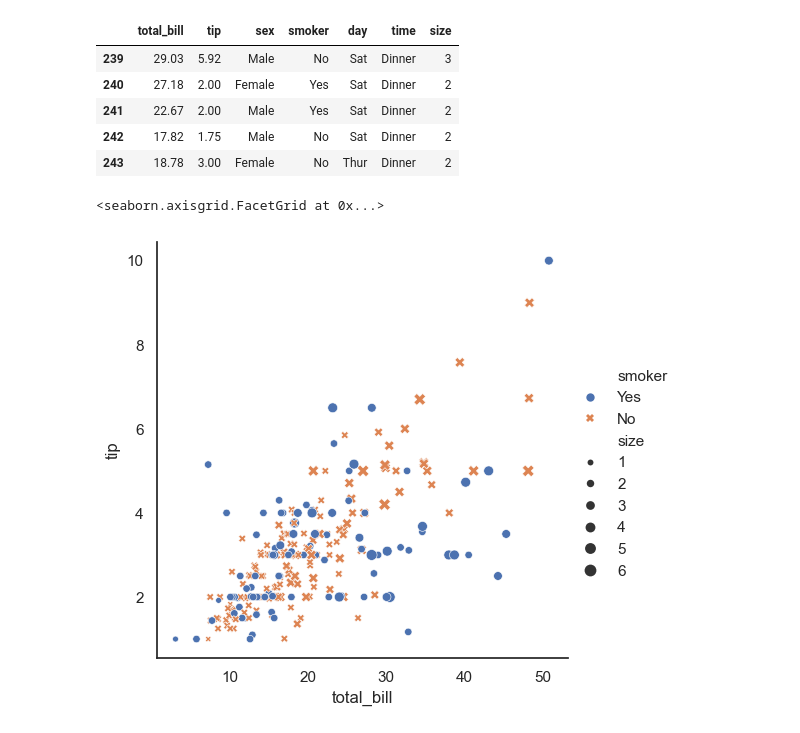
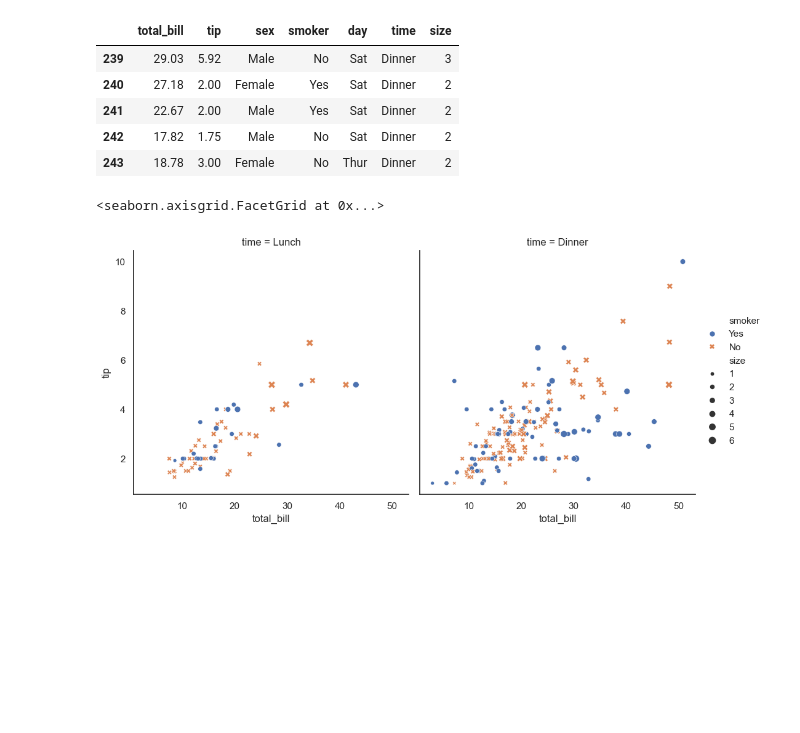
Before and after one commit to Ferdous-M/AI-ML, a Jupyter notebook: Data Visualization/seaborn.ipynb, the cells around one changed output. Saved outputs shown, nothing was run; the diff lists cells and outputs as text; code cells hidden in the pictures; blank space fills up the shorter version.

```diff
--- a/Data Visualization/seaborn.ipynb
+++ b/Data Visualization/seaborn.ipynb
@@ -42,11 +42,11 @@ tips.tail()
 # %%
 # Plot
 sns.set_theme(style="white")
 sns.relplot(
     data=tips,
-    x="total_bill", y="tip",
+    x="total_bill", y="tip", col="time",
     hue="smoker", style="smoker", size="size",
 )
 # %% [output]
 <seaborn.axisgrid.FacetGrid at 0x...>
-[figure, old version]
+[figure, new version]
```
Also changed, not shown: parts of 1 cell of this notebook.
